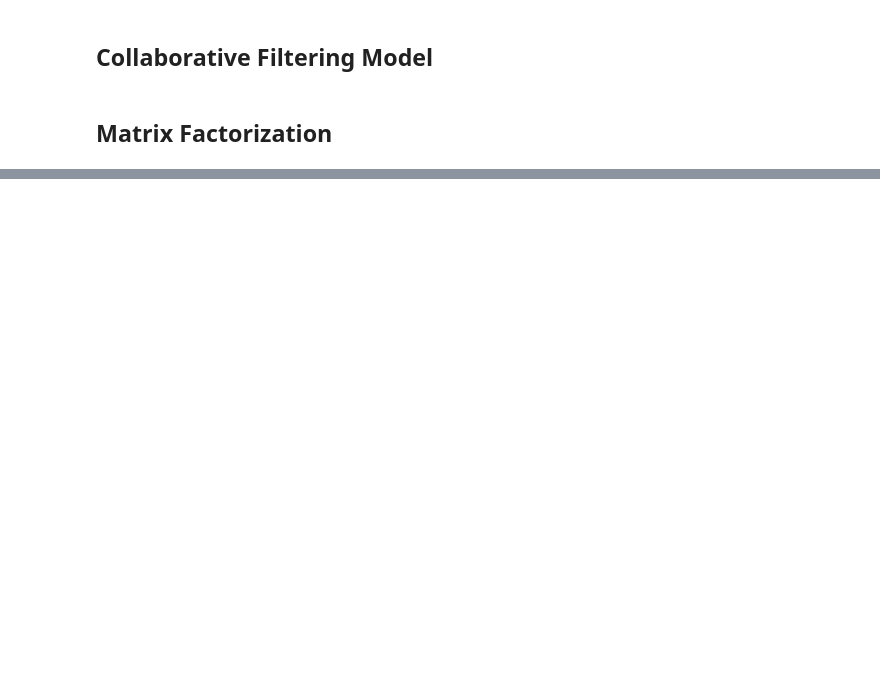
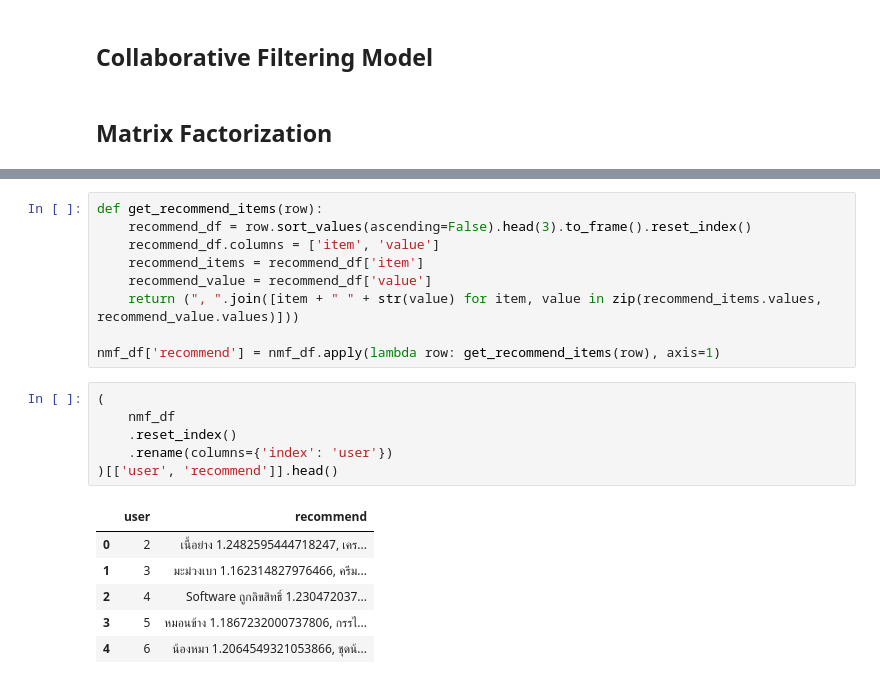
Before and after one commit to scriptkiid/BADS7105-CRM-analytics-and-intelligencece, a Jupyter notebook: Homework 07 – Product Recommendation/notebook.ipynb, the cells around one changed output, grey strips where cells are left out. Cells and saved outputs as stored; diff of their text form; blank space fills up the shorter version.

```diff
--- a/Homework 07 – Product Recommendation/notebook.ipynb
+++ b/Homework 07 – Product Recommendation/notebook.ipynb
@@ -274,0 +321,22 @@ plt.show()
+# %%
+def get_recommend_items(row):
+    recommend_df = row.sort_values(ascending=False).head(3).to_frame().reset_index()
+    recommend_df.columns = ['item', 'value']
+    recommend_items = recommend_df['item']
+    recommend_value = recommend_df['value']
+    return (", ".join([item + " " + str(value) for item, value in zip(recommend_items.values, recommend_value.values)]))
+
+nmf_df['recommend'] = nmf_df.apply(lambda row: get_recommend_items(row), axis=1)
+# %%
+(
+    nmf_df
+    .reset_index()
+    .rename(columns={'index': 'user'})
+)[['user', 'recommend']].head()
+# %% [output]
+|  | user | recommend |
+| 0 | 2 | เนื้อย่าง 1.2482595444718247, เคร... |
+| 1 | 3 | มะม่วงเบา 1.162314827976466, ครีม... |
+| 2 | 4 | Software ถูกลิขสิทธิ์ 1.230472037... |
+| 3 | 5 | หมอนข้าง 1.1867232000737806, กรรไ... |
+| 4 | 6 | น้องหมา 1.2064549321053866, ชุดน้... |
```
Also changed, not shown: parts of 10 cells of this notebook.
